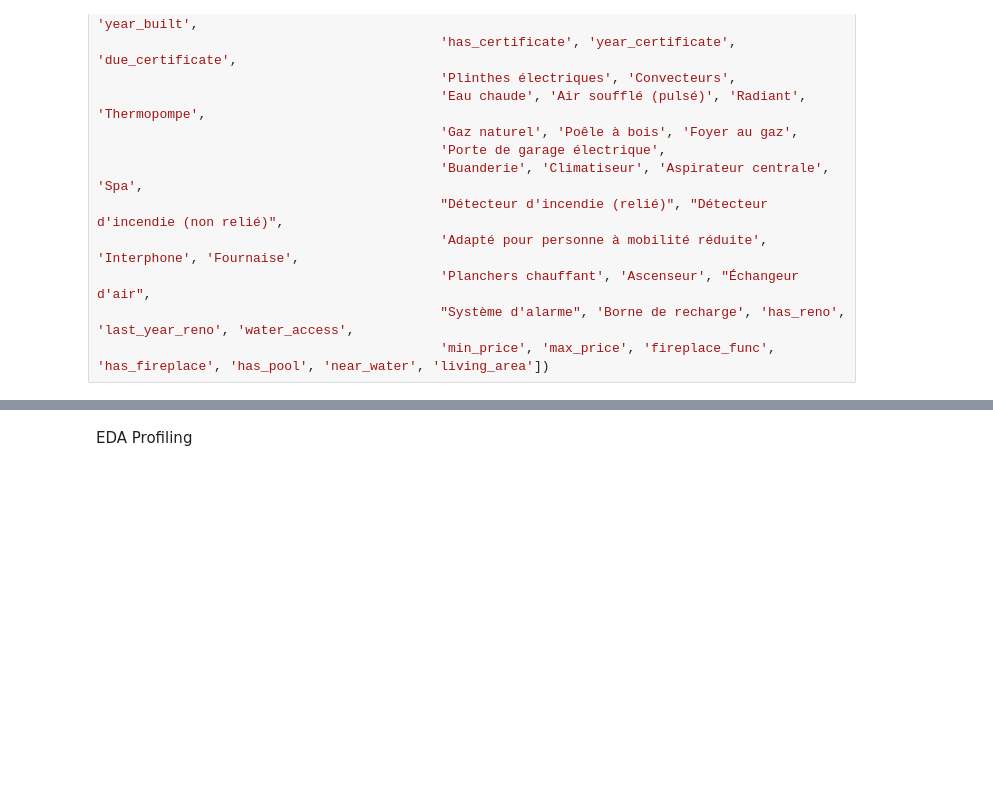
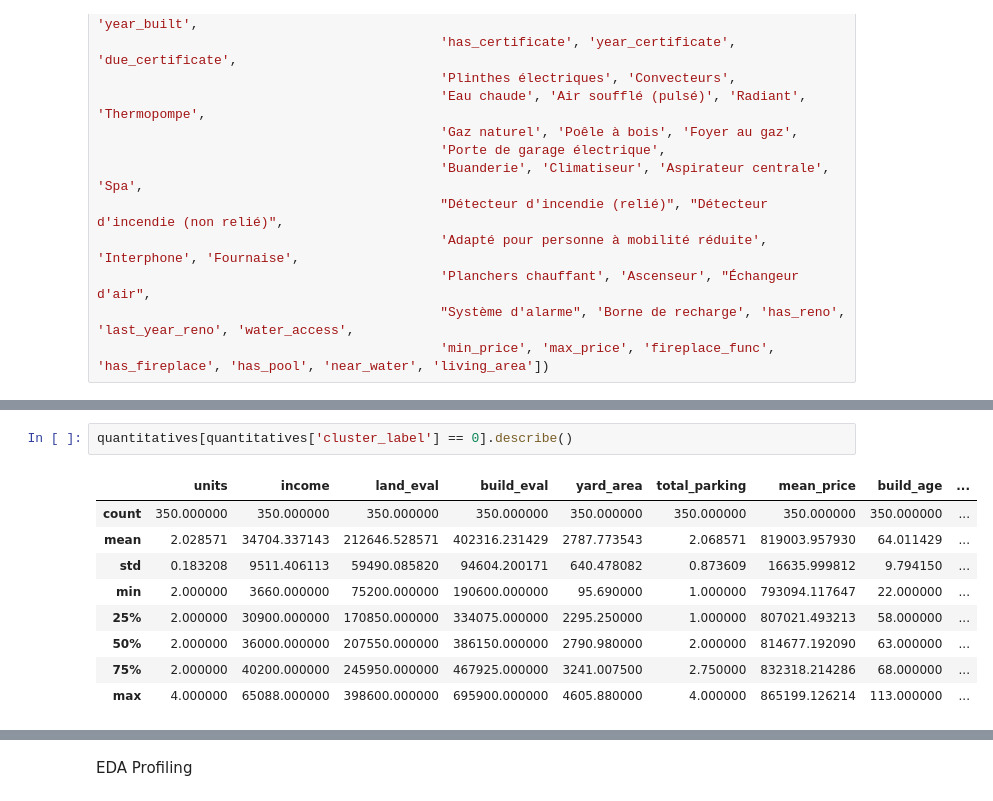
Before and after one commit to Christian-Leclerc/Capstone-Project-LHL, a Jupyter notebook: src/experiments.ipynb, the cells around one changed output, grey strips where cells are left out. Drawn from its saved outputs; the diff is of its cells as text; blank space fills up the shorter version.

Commit message:
Updtae: clusters without outliers

```diff
--- a/src/experiments.ipynb
+++ b/src/experiments.ipynb
@@ -61,0 +62,12 @@ weighted avg       0.93      0.92      0.92       528
+# %%
+quantitatives[quantitatives['cluster_label'] == 0].describe()
+# %% [output]
+|  | units | income | land_eval | build_eval | yard_area | total_parking | mean_price | build_age | ... |
+| count | 350.000000 | 350.000000 | 350.000000 | 350.000000 | 350.000000 | 350.000000 | 350.000000 | 350.000000 | ... |
+| mean | 2.028571 | 34704.337143 | 212646.528571 | 402316.231429 | 2787.773543 | 2.068571 | 819003.957930 | 64.011429 | ... |
+| std | 0.183208 | 9511.406113 | 59490.085820 | 94604.200171 | 640.478082 | 0.873609 | 16635.999812 | 9.794150 | ... |
+| min | 2.000000 | 3660.000000 | 75200.000000 | 190600.000000 | 95.690000 | 1.000000 | 793094.117647 | 22.000000 | ... |
+| 25% | 2.000000 | 30900.000000 | 170850.000000 | 334075.000000 | 2295.250000 | 1.000000 | 807021.493213 | 58.000000 | ... |
+| 50% | 2.000000 | 36000.000000 | 207550.000000 | 386150.000000 | 2790.980000 | 2.000000 | 814677.192090 | 63.000000 | ... |
+| 75% | 2.000000 | 40200.000000 | 245950.000000 | 467925.000000 | 3241.007500 | 2.750000 | 832318.214286 | 68.000000 | ... |
+| max | 4.000000 | 65088.000000 | 398600.000000 | 695900.000000 | 4605.880000 | 4.000000 | 865199.126214 | 113.000000 | ... |
```
Also changed, not shown: parts of 8 cells of this notebook, 4 other files.
